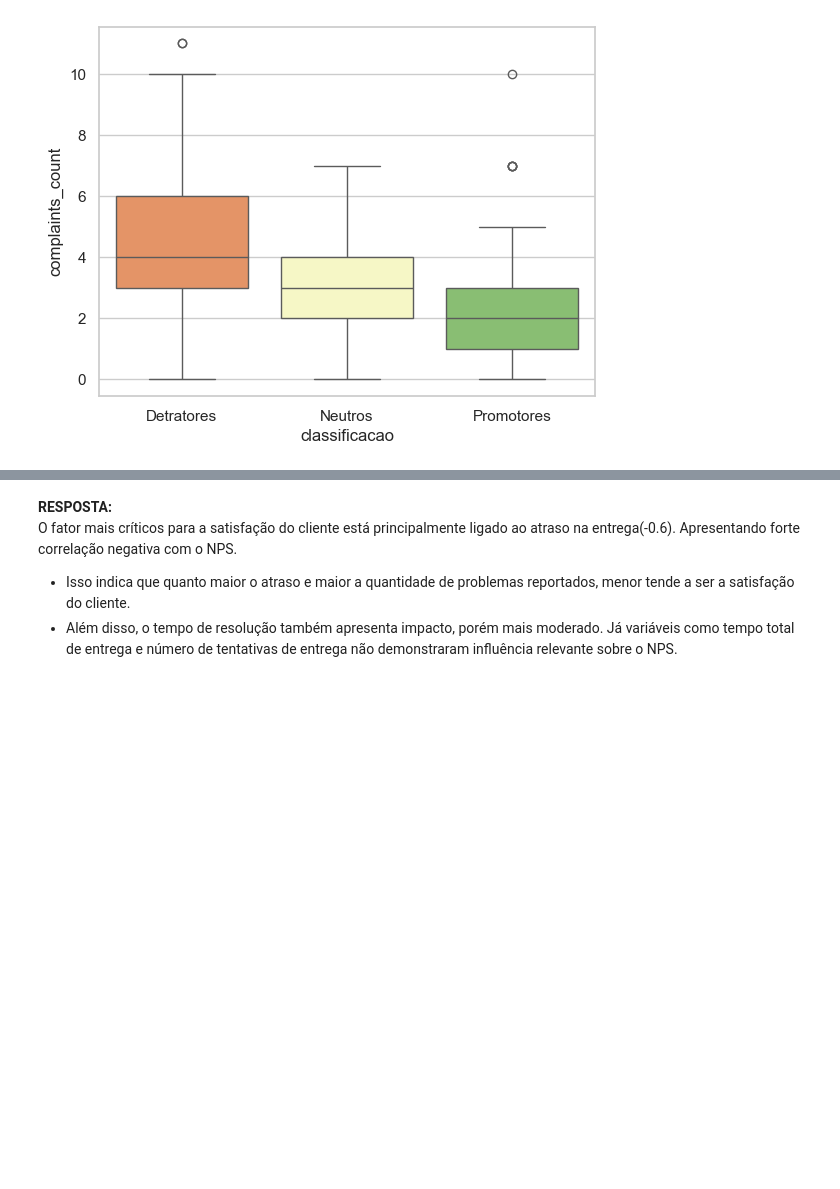
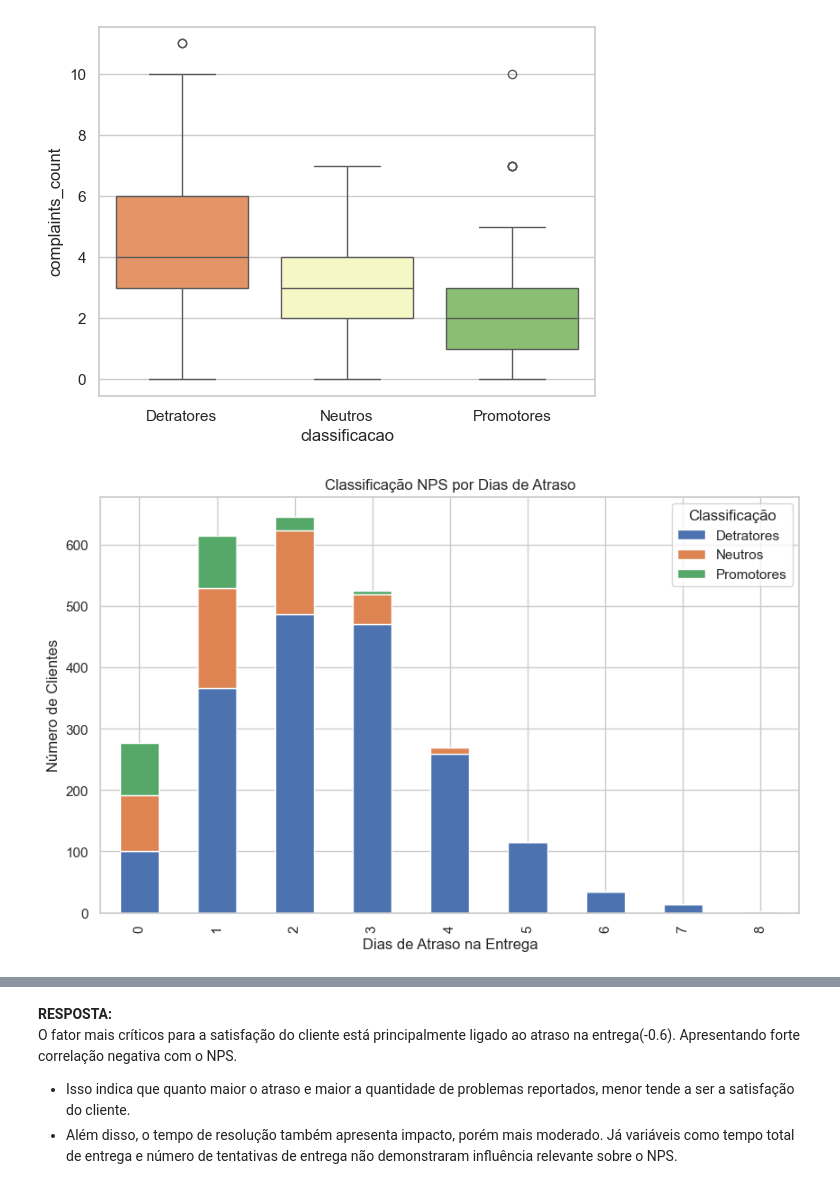
Before and after one commit to luizsx/FIAP-TECH-CHALLENGE-FASE-01, a Jupyter notebook: notebook/Tech_Challenge.ipynb, the cells around one changed output, grey strips where cells are left out. Saved outputs shown, nothing was run; the diff lists cells and outputs as text; code cells hidden in the pictures; blank space fills up the shorter version.

```diff
--- a/notebook/Tech_Challenge.ipynb
+++ b/notebook/Tech_Challenge.ipynb
@@ -321,3 +321,16 @@ Passing `palette` without assigning `hue` is deprecated and will be removed in v
   sns.boxplot(
 <Axes: xlabel='classificacao', ylabel='complaints_count'>
 [figure]
+# %%
+# Tabela cruzada entre atraso e classificação
+tabela = pd.crosstab(dado_origem['delivery_delay_days'], dado_origem['classificacao'])
+
+# Gráfico de barras empilhadas
+tabela.plot(kind='bar', stacked=True, figsize=(10,6))
+plt.title("Classificação NPS por Dias de Atraso")
+plt.xlabel("Dias de Atraso na Entrega")
+plt.ylabel("Número de Clientes")
+plt.legend(title="Classificação")
+plt.show()
+# %% [output]
+[figure, added]
```
Also changed, not shown: parts of 3 cells of this notebook.
